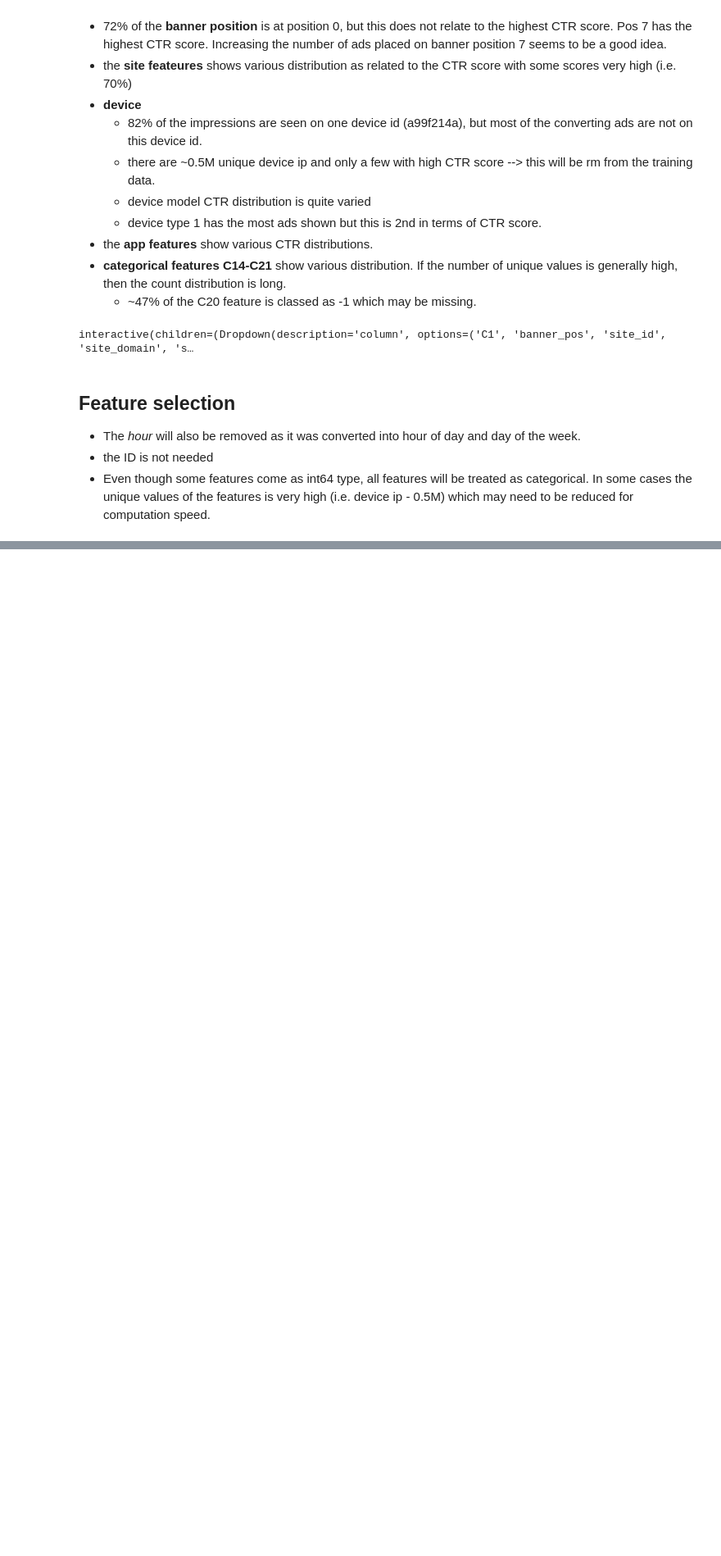
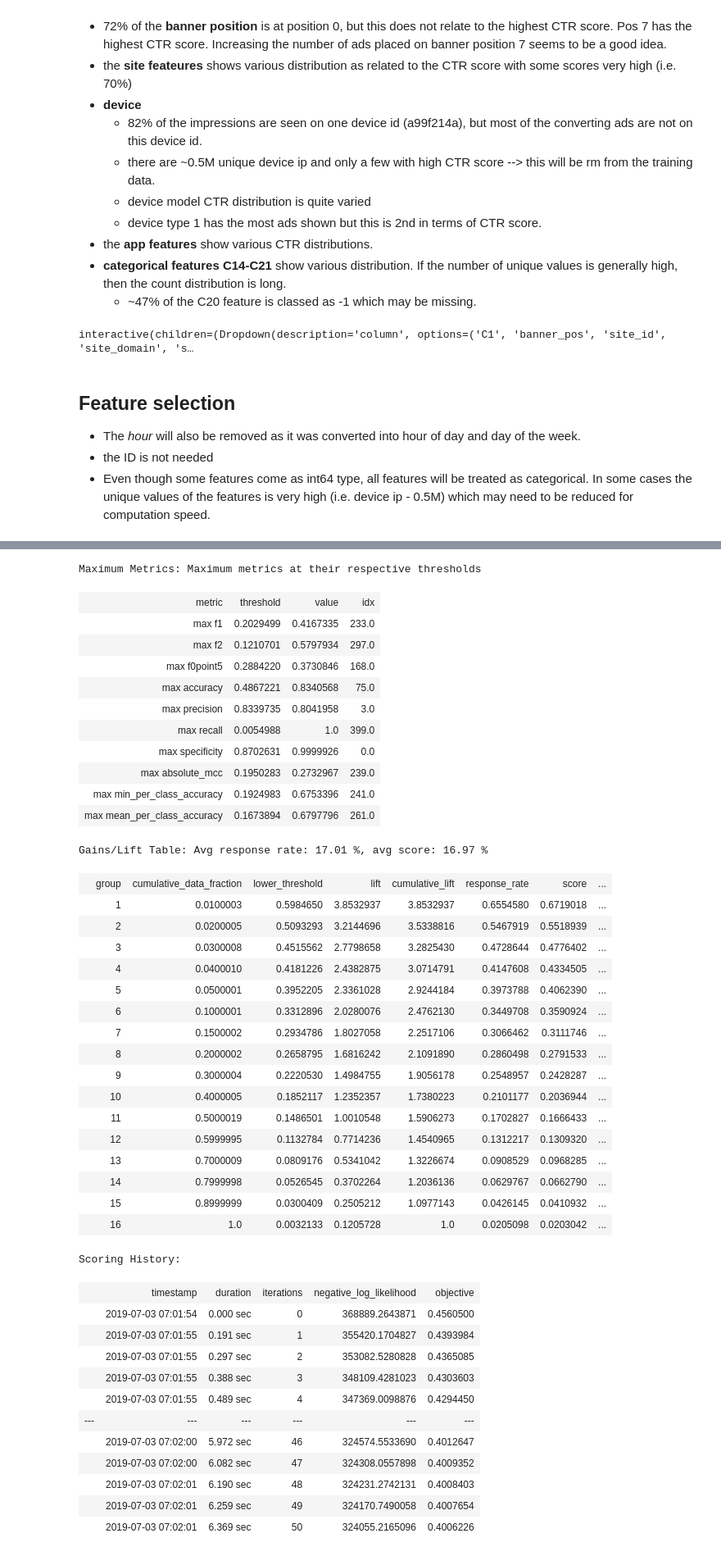
Before and after one commit to ppetruneac/ctr-prediction, a Jupyter notebook: CTR_prediction.ipynb, the cells around one changed output, grey strips where cells are left out. Shown at 82% size. Cells and saved outputs as stored; diff of their text form; code cells hidden in the pictures; blank space fills up the shorter version.

```diff
--- a/CTR_prediction.ipynb
+++ b/CTR_prediction.ipynb
@@ -325,0 +343,14 @@ train_sample.shape
+# %%
+# Covert into a h2o dataframe and split into train-val-test; val not used here.
+df = h2o.H2OFrame(train_sample)
+df = df.asfactor()
+df['click'] = df['click'].asnumeric()
+
+
+# Split into train-val-test
+train, test, val = df.split_frame(ratios=[0.8, 0.1], seed=42)
+
+x_cols = df.col_names[1:]
+y_cols = df.col_names[0]
+
+del df
@@ -325,0 +388,3 @@ train_sample.shape
+# %%
+glm_model
+# %% [output]
@@ -325,0 +412,43 @@ train_sample.shape
+Maximum Metrics: Maximum metrics at their respective thresholds
+| metric | threshold | value | idx |
+| max f1 | 0.2029499 | 0.4167335 | 233.0 |
+| max f2 | 0.1210701 | 0.5797934 | 297.0 |
+| max f0point5 | 0.2884220 | 0.3730846 | 168.0 |
+| max accuracy | 0.4867221 | 0.8340568 | 75.0 |
+| max precision | 0.8339735 | 0.8041958 | 3.0 |
+| max recall | 0.0054988 | 1.0 | 399.0 |
+| max specificity | 0.8702631 | 0.9999926 | 0.0 |
+| max absolute_mcc | 0.1950283 | 0.2732967 | 239.0 |
+| max min_per_class_accuracy | 0.1924983 | 0.6753396 | 241.0 |
+| max mean_per_class_accuracy | 0.1673894 | 0.6797796 | 261.0 |
+Gains/Lift Table: Avg response rate: 17.01 %, avg score: 16.97 %
+|  | group | cumulative_data_fraction | lower_threshold | lift | cumulative_lift | response_rate | score | ... |
+|  | 1 | 0.0100003 | 0.5984650 | 3.8532937 | 3.8532937 | 0.6554580 | 0.6719018 | ... |
+|  | 2 | 0.0200005 | 0.5093293 | 3.2144696 | 3.5338816 | 0.5467919 | 0.5518939 | ... |
+|  | 3 | 0.0300008 | 0.4515562 | 2.7798658 | 3.2825430 | 0.4728644 | 0.4776402 | ... |
+|  | 4 | 0.0400010 | 0.4181226 | 2.4382875 | 3.0714791 | 0.4147608 | 0.4334505 | ... |
+|  | 5 | 0.0500001 | 0.3952205 | 2.3361028 | 2.9244184 | 0.3973788 | 0.4062390 | ... |
+|  | 6 | 0.1000001 | 0.3312896 | 2.0280076 | 2.4762130 | 0.3449708 | 0.3590924 | ... |
+|  | 7 | 0.1500002 | 0.2934786 | 1.8027058 | 2.2517106 | 0.3066462 | 0.3111746 | ... |
+|  | 8 | 0.2000002 | 0.2658795 | 1.6816242 | 2.1091890 | 0.2860498 | 0.2791533 | ... |
+|  | 9 | 0.3000004 | 0.2220530 | 1.4984755 | 1.9056178 | 0.2548957 | 0.2428287 | ... |
+|  | 10 | 0.4000005 | 0.1852117 | 1.2352357 | 1.7380223 | 0.2101177 | 0.2036944 | ... |
+|  | 11 | 0.5000019 | 0.1486501 | 1.0010548 | 1.5906273 | 0.1702827 | 0.1666433 | ... |
+|  | 12 | 0.5999995 | 0.1132784 | 0.7714236 | 1.4540965 | 0.1312217 | 0.1309320 | ... |
+|  | 13 | 0.7000009 | 0.0809176 | 0.5341042 | 1.3226674 | 0.0908529 | 0.0968285 | ... |
+|  | 14 | 0.7999998 | 0.0526545 | 0.3702264 | 1.2036136 | 0.0629767 | 0.0662790 | ... |
+|  | 15 | 0.8999999 | 0.0300409 | 0.2505212 | 1.0977143 | 0.0426145 | 0.0410932 | ... |
+|  | 16 | 1.0 | 0.0032133 | 0.1205728 | 1.0 | 0.0205098 | 0.0203042 | ... |
+Scoring History:
+|  | timestamp | duration | iterations | negative_log_likelihood | objective |
+|  | 2019-07-03 07:01:54 | 0.000 sec | 0 | 368889.2643871 | 0.4560500 |
+|  | 2019-07-03 07:01:55 | 0.191 sec | 1 | 355420.1704827 | 0.4393984 |
+|  | 2019-07-03 07:01:55 | 0.297 sec | 2 | 353082.5280828 | 0.4365085 |
+|  | 2019-07-03 07:01:55 | 0.388 sec | 3 | 348109.4281023 | 0.4303603 |
+|  | 2019-07-03 07:01:55 | 0.489 sec | 4 | 347369.0098876 | 0.4294450 |
+| --- | --- | --- | --- | --- | --- |
+|  | 2019-07-03 07:02:00 | 5.972 sec | 46 | 324574.5533690 | 0.4012647 |
+|  | 2019-07-03 07:02:00 | 6.082 sec | 47 | 324308.0557898 | 0.4009352 |
+|  | 2019-07-03 07:02:01 | 6.190 sec | 48 | 324231.2742131 | 0.4008403 |
+|  | 2019-07-03 07:02:01 | 6.259 sec | 49 | 324170.7490058 | 0.4007654 |
+|  | 2019-07-03 07:02:01 | 6.369 sec | 50 | 324055.2165096 | 0.4006226 |
```
Also changed, not shown: parts of 18 cells of this notebook.
